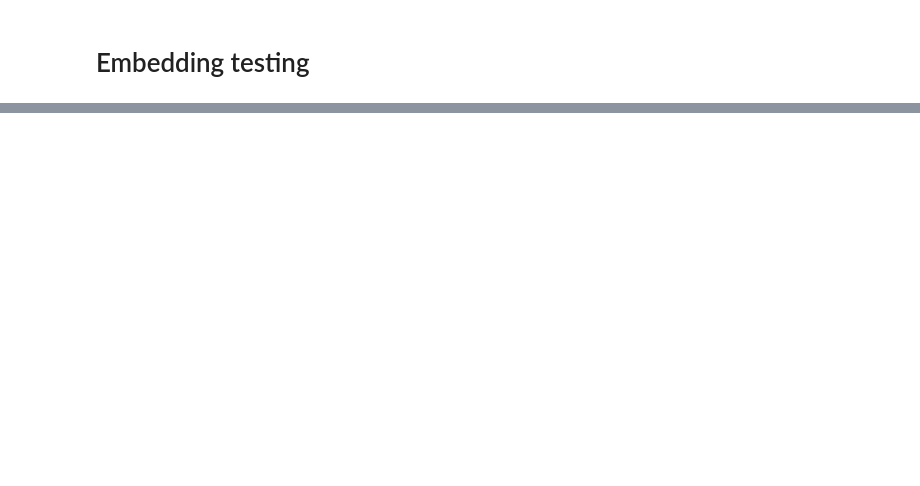
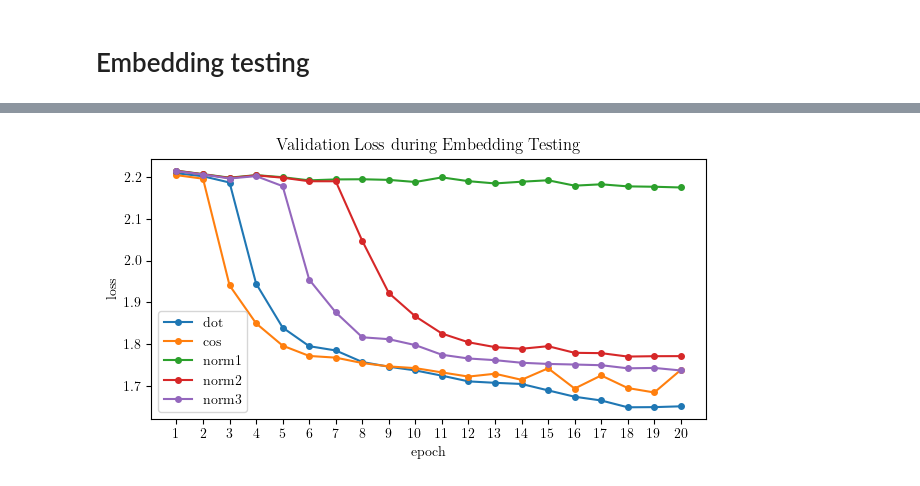
Before and after one commit to Burt360/word-embeddings, a Jupyter notebook: evaluate-results.ipynb, the cells around one changed output, grey strips where cells are left out. Cells and saved outputs as stored; diff of their text form; code cells hidden in the pictures; blank space fills up the shorter version.

```diff
--- a/evaluate-results.ipynb
+++ b/evaluate-results.ipynb
@@ -84,0 +102,24 @@ test_val_losses_df
+# %%
+fig, ax = plt.subplots(1, 1, sharey=True, figsize=(WIDTH, 3.5))
+
+# ax = axs[0]
+xlabels = np.arange(test_val_losses_df.index[0], test_val_losses_df.index[-1] + 1)
+models = ['dot', 'cos', 'norm1', 'norm2', 'norm3']
+test_val_losses_df.loc[xlabels, models].plot(ax=ax, marker='o', markersize=4)
+ax.set_xticks(xlabels)
+ax.set_ylabel('loss')
+ax.set_title('Validation Loss during Embedding Testing')
+
+# The plots for clip-norm are very similar to without clipping
+# ax = axs[1]
+# xlabels = np.arange(test_val_losses_df.index[0], test_val_losses_df.index[-1] + 1)
+# models = [model + '_clip-norm' for model in models]
+# test_val_losses_df.loc[xlabels, models].plot(ax=ax, marker='o', markersize=4)
+# ax.set_xticks(xlabels)
+
+fig.tight_layout()
+fig.show()
+
+fig.savefig('validation-loss_embedding-testing.pgf')
+# %% [output]
+[figure, added]
```
Also changed, not shown: parts of 16 cells of this notebook, 1 other file.
